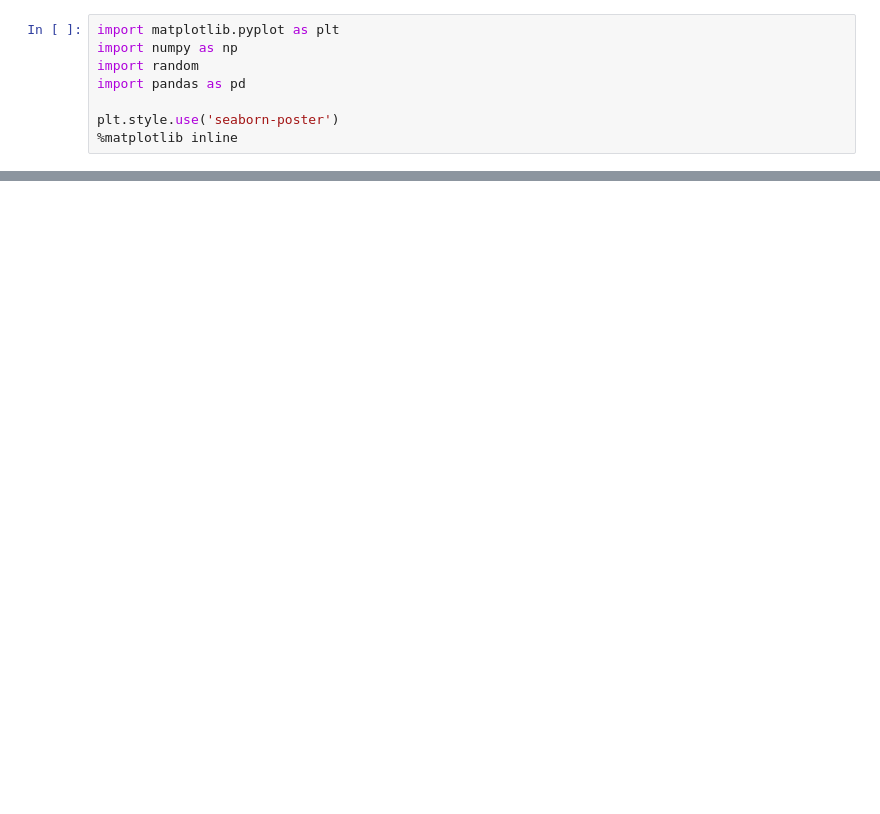
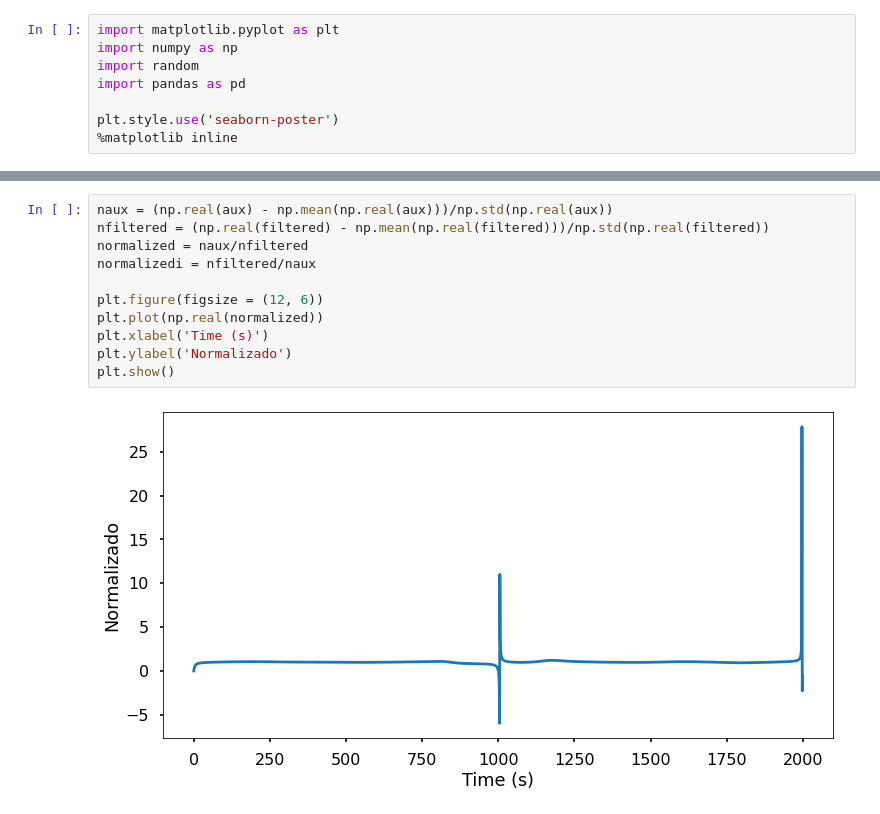
Before and after one commit to DiogoReze/FFT-Estudo, a Jupyter notebook: Cópia_de_FFT_Estudo.ipynb, the cells around one changed output, grey strips where cells are left out. Cells and saved outputs as stored; diff of their text form; blank space fills up the shorter version.

```diff
--- a/Cópia_de_FFT_Estudo.ipynb
+++ b/Cópia_de_FFT_Estudo.ipynb
@@ -202,0 +203,13 @@ plt.show()
+# %%
+naux = (np.real(aux) - np.mean(np.real(aux)))/np.std(np.real(aux))
+nfiltered = (np.real(filtered) - np.mean(np.real(filtered)))/np.std(np.real(filtered))
+normalized = naux/nfiltered
+normalizedi = nfiltered/naux
+
+plt.figure(figsize = (12, 6))
+plt.plot(np.real(normalized))
+plt.xlabel('Time (s)')
+plt.ylabel('Normalizado')
+plt.show()
+# %% [output]
+[figure, added]
```
Also changed, not shown: parts of 13 cells of this notebook.
